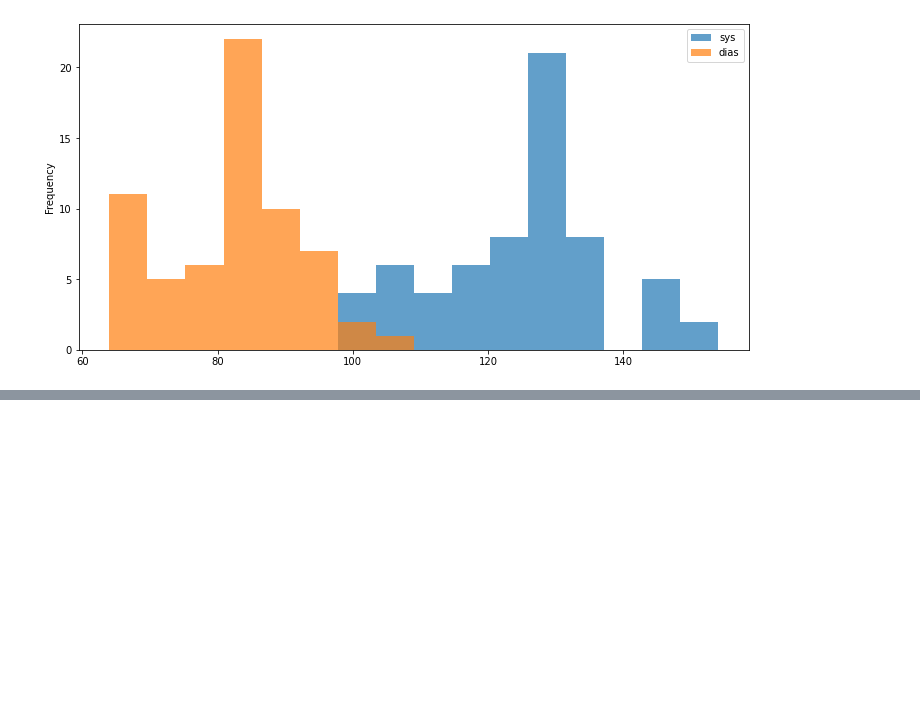
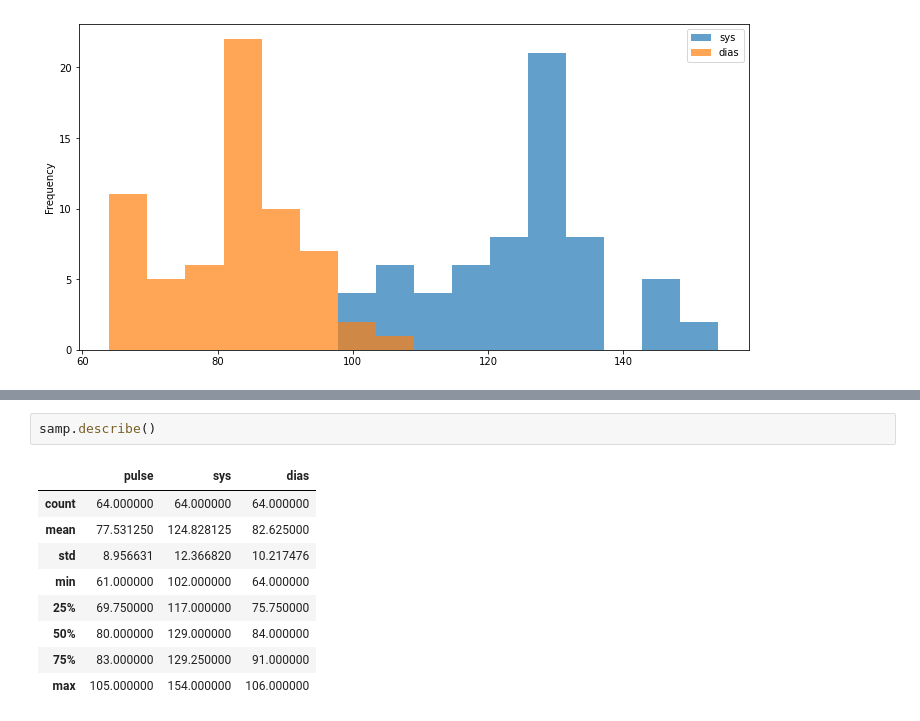
Before and after one commit to matr01/jupyter-hello, a Jupyter notebook: hello-pandas.ipynb, the cells around one changed output, grey strips where cells are left out. Cells and saved outputs as stored; diff of their text form; blank space fills up the shorter version.

Commit message:
pressure monitor data - stats - describe()

```diff
--- a/hello-pandas.ipynb
+++ b/hello-pandas.ipynb
@@ -119,0 +132,12 @@ samp[["sys","dias"]].plot.hist(bins=16,alpha=0.7,figsize=(12,6))
+# %%
+samp.describe()
+# %% [output]
+|  | pulse | sys | dias |
+| count | 64.000000 | 64.000000 | 64.000000 |
+| mean | 77.531250 | 124.828125 | 82.625000 |
+| std | 8.956631 | 12.366820 | 10.217476 |
+| min | 61.000000 | 102.000000 | 64.000000 |
+| 25% | 69.750000 | 117.000000 | 75.750000 |
+| 50% | 80.000000 | 129.000000 | 84.000000 |
+| 75% | 83.000000 | 129.250000 | 91.000000 |
+| max | 105.000000 | 154.000000 | 106.000000 |
```
Also changed, not shown: parts of 1 cell of this notebook.
